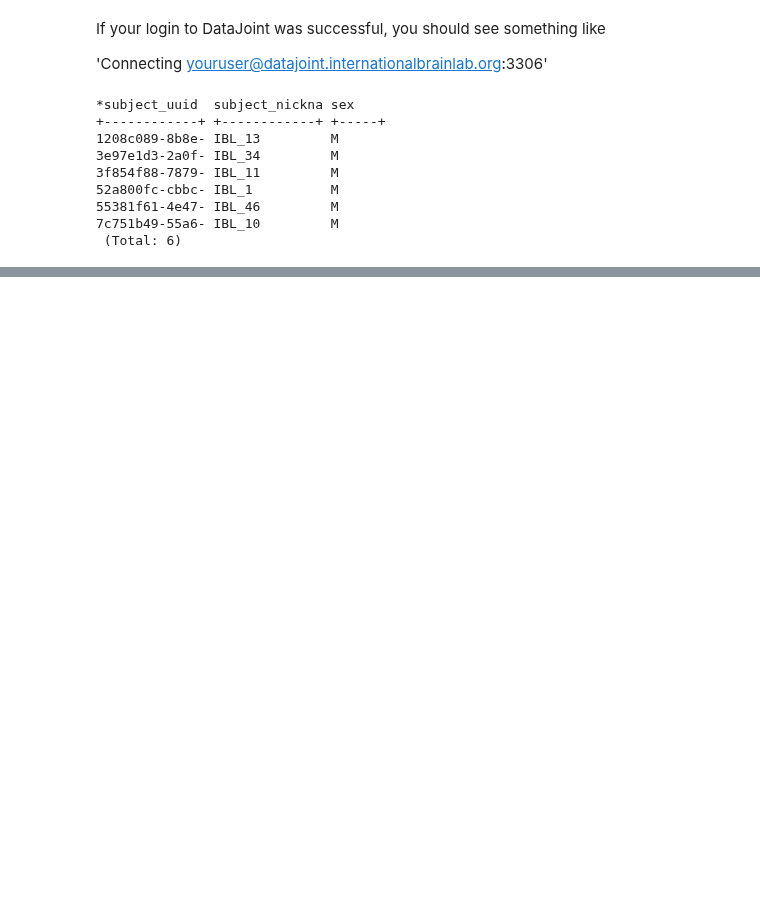
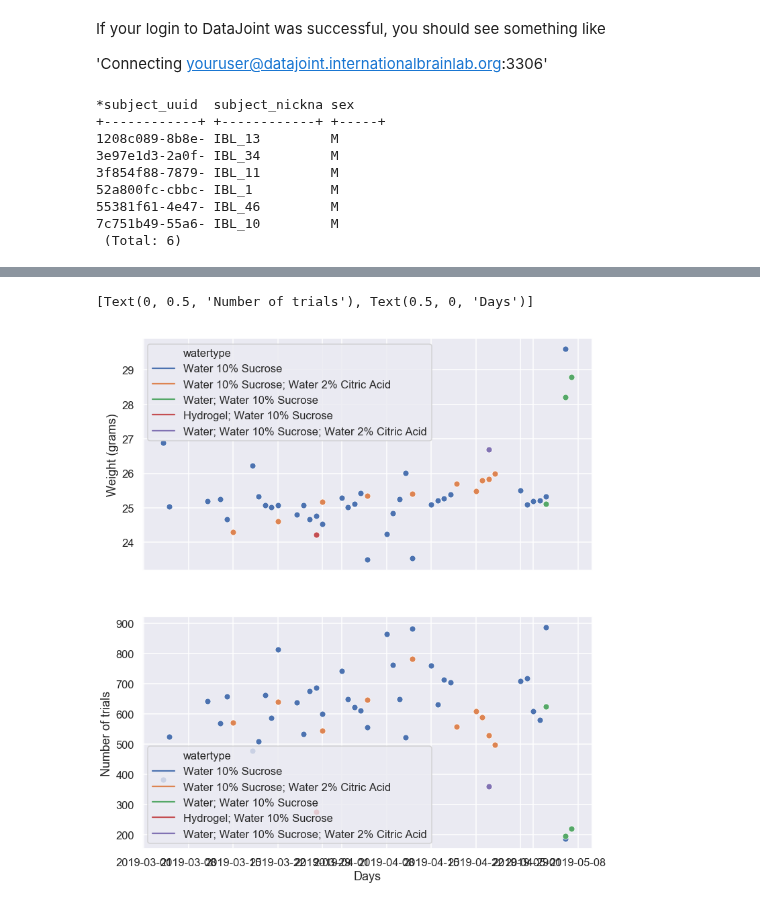
Before and after one commit to int-brain-lab/analysis, a Jupyter notebook: citricacid/citricAcid_datajoint.ipynb, the cells around one changed output, grey strips where cells are left out. Drawn from its saved outputs; the diff is of its cells as text; code cells hidden in the pictures; blank space fills up the shorter version.

Commit message:
example figures

```diff
--- a/citricacid/citricAcid_datajoint.ipynb
+++ b/citricacid/citricAcid_datajoint.ipynb
@@ -12,7 +12,7 @@ import os, sys, time
 # visualisation
 import matplotlib.pyplot as plt
 import seaborn as sns
-sns.set(style="darkgrid", context="paper")
+sns.set(style="darkgrid", context="talk")
 
 # set a path where you want figures to be saved
 figpath  = os.path.join(os.path.expanduser('~'), 'Data/Figures_IBL')
@@ -101,0 +99,10 @@ array(['Water 10% Sucrose', 'Water 2% Citric Acid', 'Water'], dtype=object)
+# %%
+## NOW PLOT WITH SEABORN
+f, ax = plt.subplots(2,1, sharex=True, figsize=(12, 14))
+sns.lineplot(x="session_date", y="avg_weight", hue="watertype", marker='o', linewidth=0, ci=None, data=df, ax=ax[0])
+ax[0].set(ylabel="Weight (grams)", xlabel="Days")
+sns.lineplot(x="session_date", y="n_trials", hue="watertype", marker='o',  linewidth=0, ci=None, data=df, ax=ax[1])
+ax[1].set(ylabel="Number of trials", xlabel="Days")
+# %% [output]
+[Text(0, 0.5, 'Number of trials'), Text(0.5, 0, 'Days')]
+[figure, added]
```
Also changed, not shown: parts of 4 cells of this notebook.
